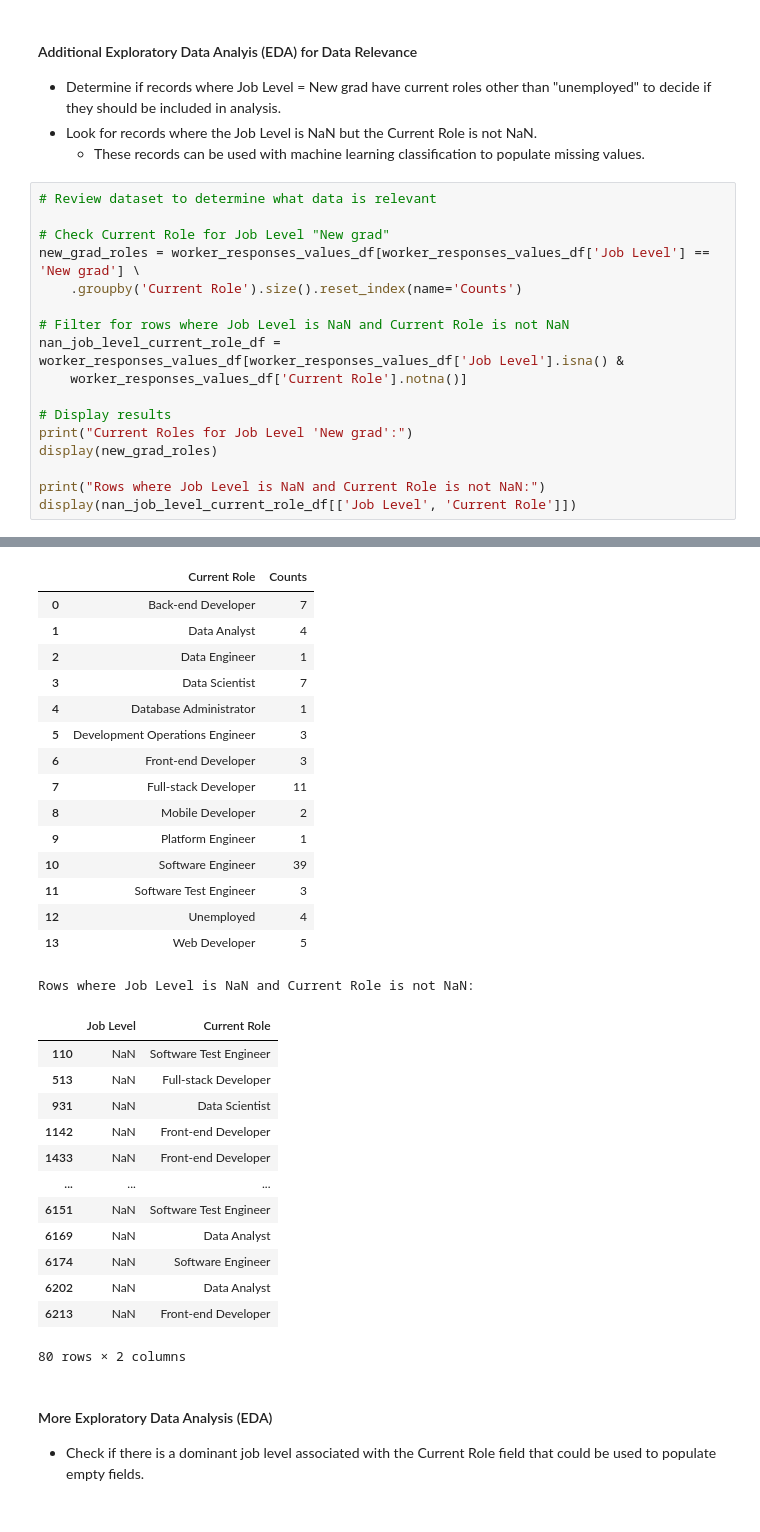
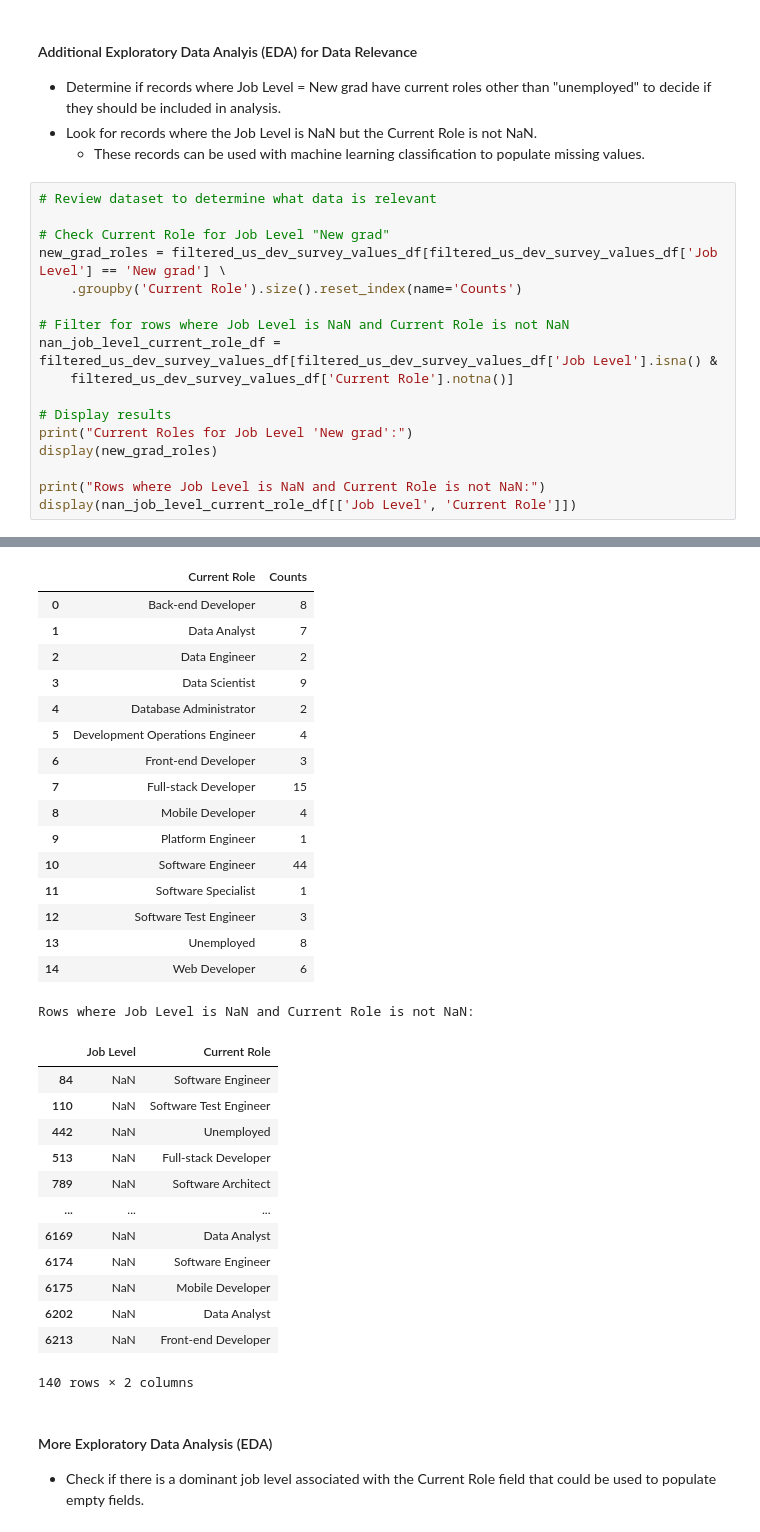
Before and after one commit to IT4063C-Fall24/final-project-yaumj, a Jupyter notebook: source.ipynb, the cells around one changed output, grey strips where cells are left out. Drawn from its saved outputs; the diff is of its cells as text.

```diff
--- a/source.ipynb
+++ b/source.ipynb
@@ -735,51 +735,52 @@ plt.show()
 # %%
 # Review dataset to determine what data is relevant
 
 # Check Current Role for Job Level "New grad"
-new_grad_roles = worker_responses_values_df[worker_responses_values_df['Job Level'] == 'New grad'] \
+new_grad_roles = filtered_us_dev_survey_values_df[filtered_us_dev_survey_values_df['Job Level'] == 'New grad'] \
     .groupby('Current Role').size().reset_index(name='Counts')
 
 # Filter for rows where Job Level is NaN and Current Role is not NaN
-nan_job_level_current_role_df = worker_responses_values_df[worker_responses_values_df['Job Level'].isna() &
-    worker_responses_values_df['Current Role'].notna()]
+nan_job_level_current_role_df = filtered_us_dev_survey_values_df[filtered_us_dev_survey_values_df['Job Level'].isna() &
+    filtered_us_dev_survey_values_df['Current Role'].notna()]
 
 # Display results
 print("Current Roles for Job Level 'New grad':")
 display(new_grad_roles)
 
 print("Rows where Job Level is NaN and Current Role is not NaN:")
 display(nan_job_level_current_role_df[['Job Level', 'Current Role']])
 # %% [output]
 Current Roles for Job Level 'New grad':
 |  | Current Role | Counts |
-| 0 | Back-end Developer | 7 |
-| 1 | Data Analyst | 4 |
-| 2 | Data Engineer | 1 |
-| 3 | Data Scientist | 7 |
-| 4 | Database Administrator | 1 |
-| 5 | Development Operations Engineer | 3 |
+| 0 | Back-end Developer | 8 |
+| 1 | Data Analyst | 7 |
+| 2 | Data Engineer | 2 |
+| 3 | Data Scientist | 9 |
+| 4 | Database Administrator | 2 |
+| 5 | Development Operations Engineer | 4 |
 | 6 | Front-end Developer | 3 |
-| 7 | Full-stack Developer | 11 |
-| 8 | Mobile Developer | 2 |
+| 7 | Full-stack Developer | 15 |
+| 8 | Mobile Developer | 4 |
 | 9 | Platform Engineer | 1 |
-| 10 | Software Engineer | 39 |
-| 11 | Software Test Engineer | 3 |
-| 12 | Unemployed | 4 |
-| 13 | Web Developer | 5 |
+| 10 | Software Engineer | 44 |
+| 11 | Software Specialist | 1 |
+| 12 | Software Test Engineer | 3 |
+| 13 | Unemployed | 8 |
+| 14 | Web Developer | 6 |
 Rows where Job Level is NaN and Current Role is not NaN:
 |  | Job Level | Current Role |
+| 84 | NaN | Software Engineer |
 | 110 | NaN | Software Test Engineer |
+| 442 | NaN | Unemployed |
 | 513 | NaN | Full-stack Developer |
-| 931 | NaN | Data Scientist |
-| 1142 | NaN | Front-end Developer |
-| 1433 | NaN | Front-end Developer |
+| 789 | NaN | Software Architect |
 | ... | ... | ... |
-| 6151 | NaN | Software Test Engineer |
 | 6169 | NaN | Data Analyst |
 | 6174 | NaN | Software Engineer |
+| 6175 | NaN | Mobile Developer |
 | 6202 | NaN | Data Analyst |
 | 6213 | NaN | Front-end Developer |
-80 rows × 2 columns
+140 rows × 2 columns
 # %% [markdown]
 #### More Exploratory Data Analysis (EDA)
 - Check if there is a dominant job level associated with the Current Role field that could be used to populate empty fields.
```
Also changed, not shown: parts of 3 cells of this notebook.
